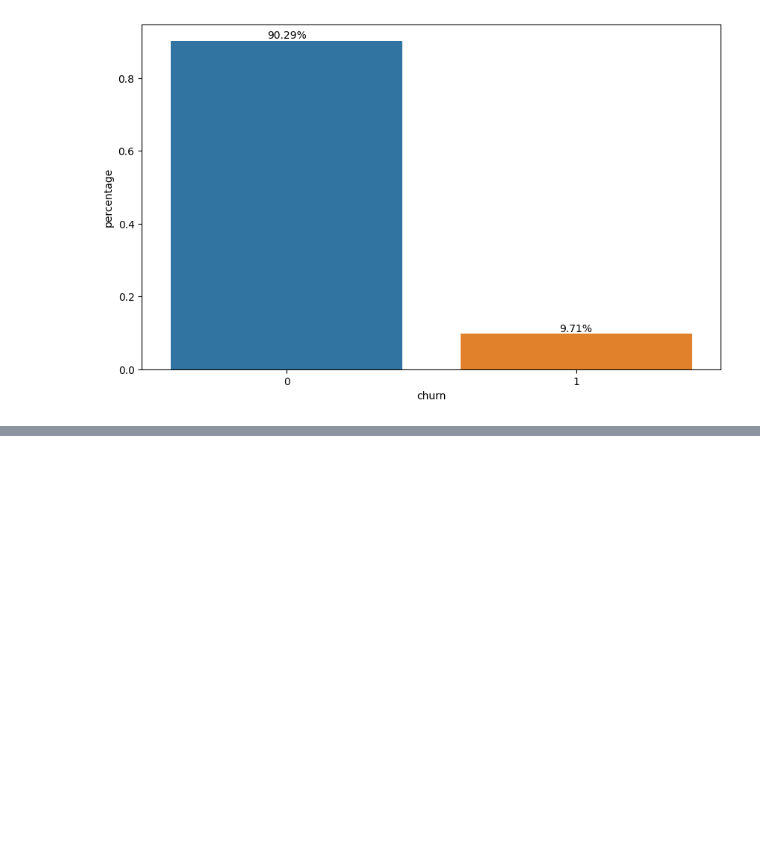
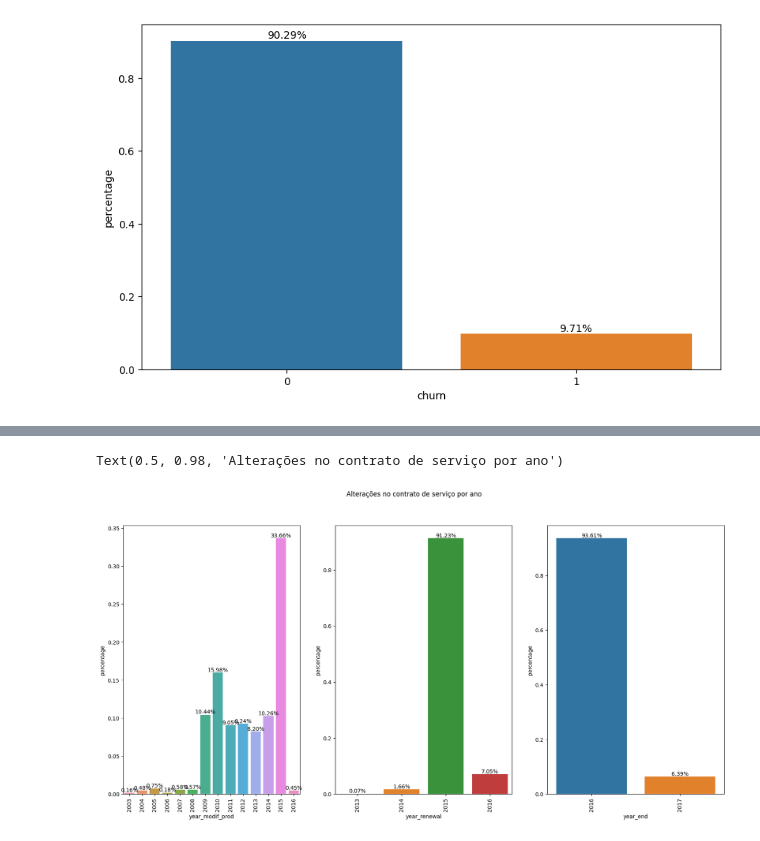
Before and after one commit to LissesCastro/BCG---Experience-Program, a Jupyter notebook: EDA.ipynb, the cells around one changed output, grey strips where cells are left out. Drawn from its saved outputs; the diff is of its cells as text; code cells hidden in the pictures; blank space fills up the shorter version.

```diff
--- a/EDA.ipynb
+++ b/EDA.ipynb
@@ -213,0 +207,14 @@ plot_bar_variaveis(conjunto=num_vars, dataframe=df_mean, x_var='churn')
+# %%
+fig, ax = plt.subplots(figsize=(20, 9), ncols=3, nrows=1)
+plot_bar_percentages(df_not_churn, 'year_modif_prod', fig=fig, ax=ax[0])
+plot_bar_percentages(df_had_churn, 'year_renewal', fig=fig, ax=ax[1])
+plot_bar_percentages(df_not_churn, 'year_end', fig=fig, ax=ax[2])
+
+for ax_ in ax:
+    ax_.tick_params(axis='x', rotation=90)
+
+fig.suptitle('Alterações no contrato de serviço por ano')
+#df_had_churn['year_renewal'].dt.year.value_counts().sort_index().plot(kind='bar')
+# %% [output]
+Text(0.5, 0.98, 'Alterações no contrato de serviço por ano')
+[figure, added]
```
Also changed, not shown: parts of 22 cells of this notebook.
